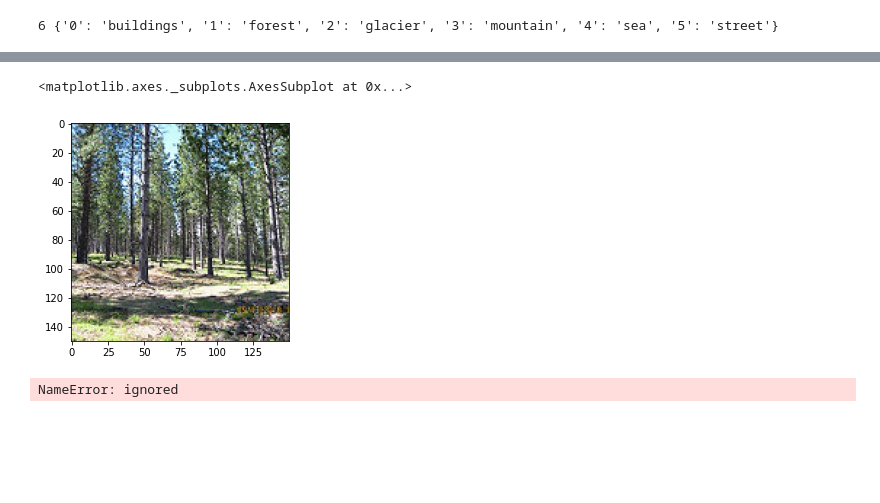
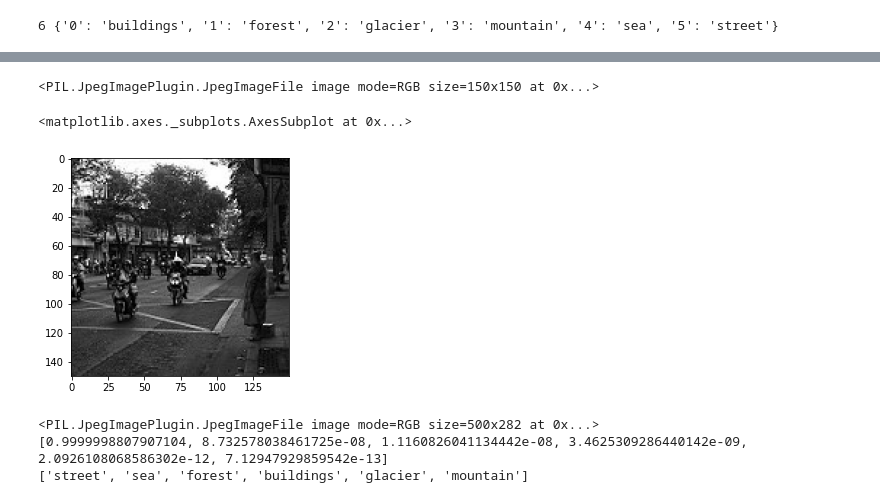
Before and after one commit to ManilShrestha/IntelImageClassification, a Jupyter notebook: intel_image_classification.ipynb, the cells around one changed output, grey strips where cells are left out. Saved outputs shown, nothing was run; the diff lists cells and outputs as text; code cells hidden in the pictures; blank space fills up the shorter version.

```diff
--- a/intel_image_classification.ipynb
+++ b/intel_image_classification.ipynb
@@ -314,8 +516,8 @@ def process_image(image_path):
   #print(image)
 
   # Resize, thumbnail maintains aspect ratio, first changing the size to 500 by 500
-  #image = image.thumbnail(150)
-
+  image.thumbnail((500,500))
+  print(image)
   # Now cropping so that the size is 150*150 as the training data set
   margin_l = (image.width - 150)/2   #  Get the crop start at left
   margin_r = margin_l + 150
@@ -339,27 +541,28 @@ def process_image(image_path):
 # %%
 def display_image(image):
 
   figure, axis = plt.subplots()
   # Rearranging the array so that channel is 3 dimension.. Pytorch as channel in first element of the arry, matplotlib has it as third element
   image = image.transpose((1,2,0))
 
   # Undo z scoring to get actual pixel values in 0-1 range
   mean = np.array([0.485,0.456,0.406])
   std = np.array([0.229,0.224,0.225])
   image = image * std + mean
 
   # Clipping image to 0-1 range
   # image = np.clip(image,0,1)
   axis.imshow(image)
 
   return axis
 
-image = process_image('/content/drive/MyDrive/ColabNotebooks/IntelImageClassification/seg_test/seg_test/forest/20062.jpg')
+image = process_image('/content/drive/MyDrive/ColabNotebooks/IntelImageClassification/seg_pred/seg_pred/3.jpg')
 
 display_image(image)
 # %% [output]
-<matplotlib.axes._subplots.AxesSubplot at 0x...>
+<PIL.JpegImagePlugin.JpegImageFile image mode=RGB size=150x150 at 0x...>
+<matplotlib.axes._subplots.AxesSubplot at 0x...>
-[figure, old version]
+[figure, new version]
 # %%
 def classify (image_path, model):
   '''
@@ -381,24 +584,32 @@ def classify (image_path, model):
 
   top_prediction_prob, top_indices = probabilities.topk(6)
 
-  #print(probabilities)
+  #print(probabilities.topk(6))
+  # Get probabilities and ranking tensor predicted by the model
+  top_predictions_tensor = top_prediction_prob.detach().type(torch.FloatTensor)
+  top_index_rank_tensor = top_indices.detach().type(torch.FloatTensor)
+
   # Convert tensors into lists
-  top_prediction_prob = top_prediction_prob.detach().type(torch.FloatTensor).numpy().tolist()[0]
-  top_indices = top_indices.detach().type(torch.FloatTensor).numpy().tolist()[0]
+  top_predictions = top_predictions_tensor.numpy().tolist()[0]
+  top_index_rank = top_index_rank_tensor.numpy().tolist()[0]
 
-  # Convert topk indecies to the actual class labels using class_to_idx
   # print(model.class_to_idx)
   # for key , value in model.class_to_idx.items():
   #   print(key, value)
 
-  idx_to_class = {value: key for key , value in model.class_to_idx.items()}
+  # change class-index mapping to index-class mapping so that it can be used to identify the actual class name from index
+  index_class = {value: key for key , value in model.class_to_idx.items()}
 
-  classifications = [idx_to_class[index] for index in top_indices]
+  classifications = [index_class[index] for index in top_index_rank]
 
-  return top_probabilities, classifications
+  return top_predictions, classifications
 
-classification_prob, classes = classify('/content/drive/MyDrive/ColabNotebooks/FlowersDatasetCV/flowers/pink-rose.jpg', model)
-print(classification_prob)
+# classification_prob, classes = classify('/content/drive/MyDrive/ColabNotebooks/IntelImageClassification/seg_pred/seg_pred/952.jpg', cnn_model)
+
+prediction_prob, classes = classify('/content/drive/MyDrive/ColabNotebooks/IntelImageClassification/street_1.jpg', cnn_model)
+print(prediction_prob)
 print(classes)
 # %% [output]
-NameError: ignored
+<PIL.JpegImagePlugin.JpegImageFile image mode=RGB size=500x282 at 0x...>
+[0.9999998807907104, 8.732578038461725e-08, 1.1160826041134442e-08, 3.4625309286440142e-09, 2.0926108068586302e-12, 7.12947929859542e-13]
+['street', 'sea', 'forest', 'buildings', 'glacier', 'mountain']
```
Also changed, not shown: parts of 12 cells of this notebook.
